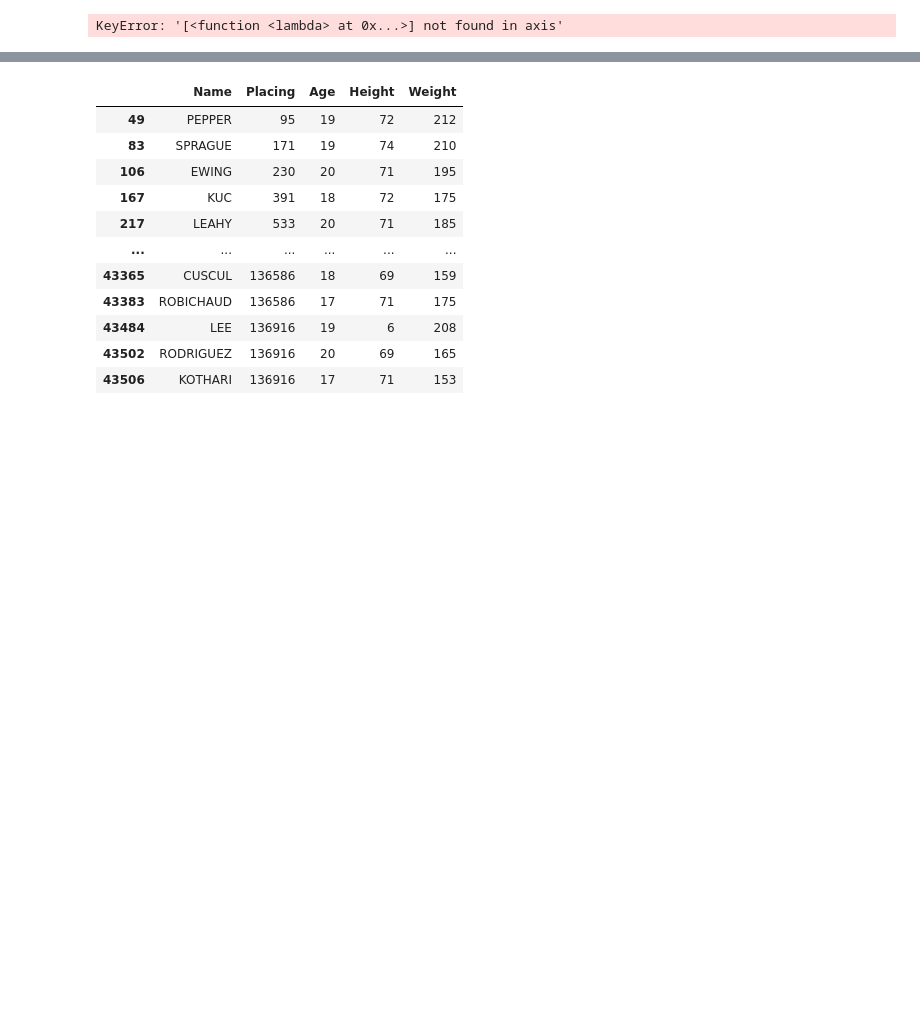
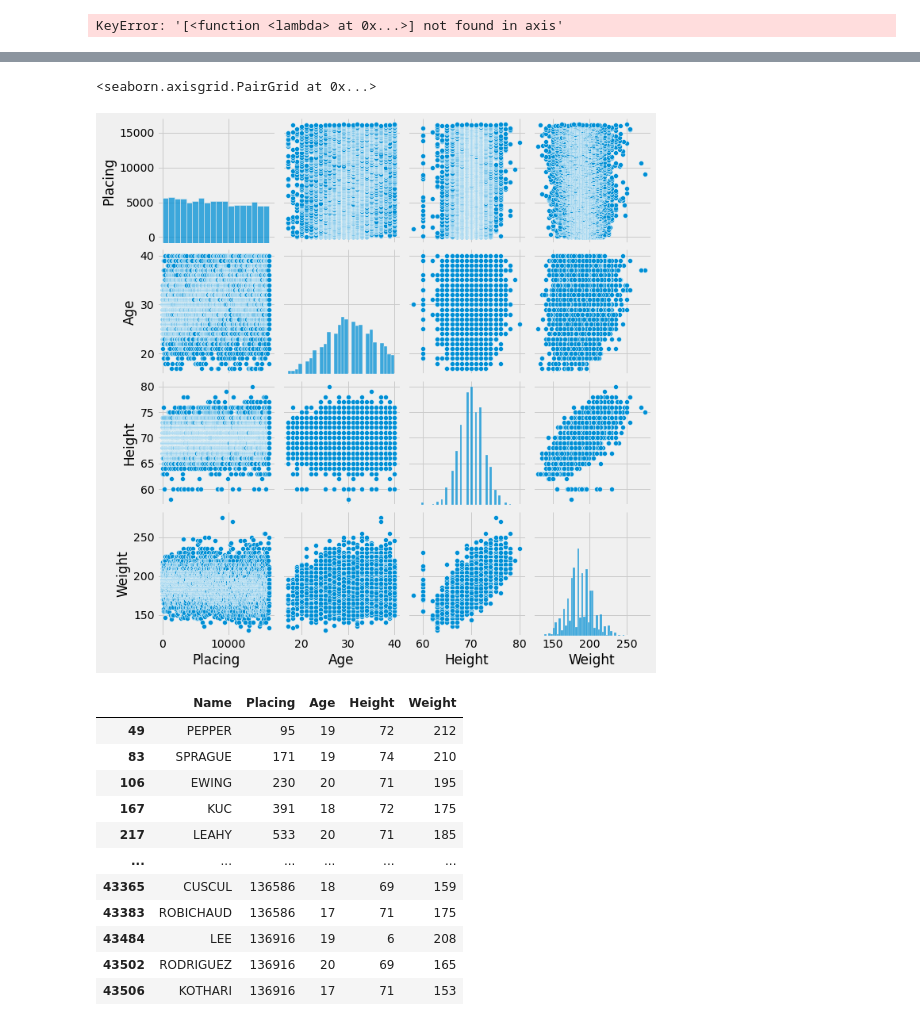
Before and after one commit to Jamesmg10/FinalCapstone, a Jupyter notebook: Explore.ipynb, the cells around one changed output, grey strips where cells are left out. Drawn from its saved outputs; the diff is of its cells as text; code cells hidden in the pictures; blank space fills up the shorter version.

```diff
--- a/Explore.ipynb
+++ b/Explore.ipynb
@@ -319,0 +305,2 @@ SyntaxError: invalid syntax (1065353693.py, line 1)
+# %%
+compHW = compHW[compHW['Age'].isin([17,18,19,20,21,22,23,24,25,26,27,28,29,30,31,32,33,34,35,36,37,38,39,40])]
@@ -319,0 +482,2 @@ SyntaxError: invalid syntax (1065353693.py, line 1)
+# %%
+compHW=compHW.reset_index()
@@ -319,0 +500,2 @@ SyntaxError: invalid syntax (1065353693.py, line 1)
+# %%
+compHW = compHW.drop(labels = 'index', axis = 1)
@@ -319,0 +517,2 @@ SyntaxError: invalid syntax (1065353693.py, line 1)
+# %%
+compHW = compHW.head(5709)
@@ -320,3 +531,8 @@ SyntaxError: invalid syntax (1065353693.py, line 1)
+# %%
+sns.pairplot(compHW)
+# %% [output]
+<seaborn.axisgrid.PairGrid at 0x...>
+[figure, added]
 # %%
 range1720_df = compHW[compHW['Age'].isin([17,18,19,20])]
 # %%
```
Also changed, not shown: parts of 15 cells of this notebook.
